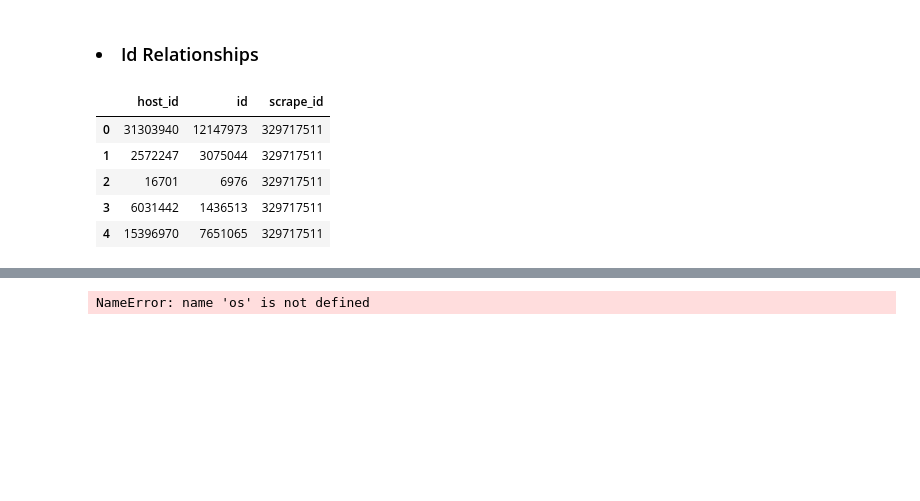
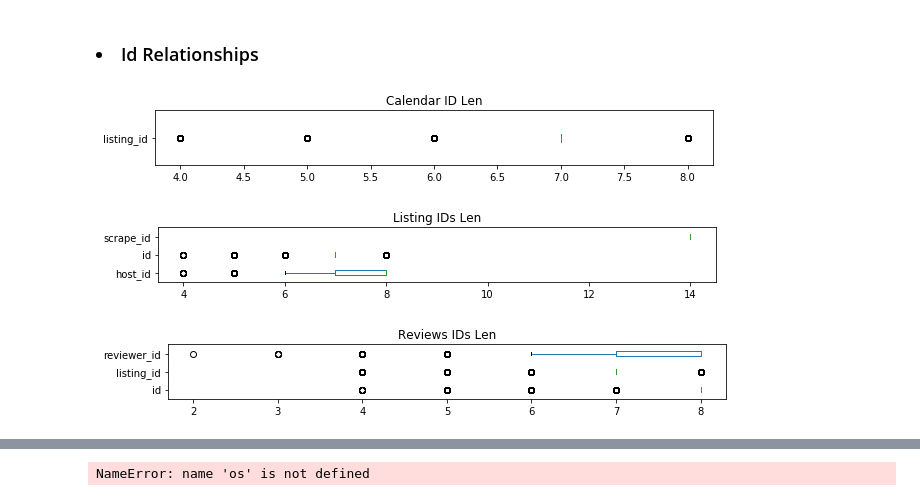
Before and after one commit to samlexrod/airbnb_ml, a Jupyter notebook: Airbnb_Analysis.ipynb, the cells around one changed output, grey strips where cells are left out. Saved outputs shown, nothing was run; the diff lists cells and outputs as text; code cells hidden in the pictures; blank space fills up the shorter version.

```diff
--- a/Airbnb_Analysis.ipynb
+++ b/Airbnb_Analysis.ipynb
@@ -339,9 +335,15 @@ reviews.head()
+# %%
+calendar.listing_id.astype(str).str.len()\
+    .plot.box(vert=False, figsize=(10, 1), title="Calendar ID Len");
+# %% [output]
+[figure, added]
 # %%
-listings.filter(regex='id').select_dtypes(exclude=object).astype(int).head()
+listings.filter(regex='id').select_dtypes(exclude=object).astype(str).apply(len_func)\
+    .plot.box(vert=False, figsize=(10, 1), title="Listing IDs Len");
 # %% [output]
-|  | host_id | id | scrape_id |
-| 0 | 31303940 | 12147973 | 329717511 |
-| 1 | 2572247 | 3075044 | 329717511 |
-| 2 | 16701 | 6976 | 329717511 |
-| 3 | 6031442 | 1436513 | 329717511 |
-| 4 | 15396970 | 7651065 | 329717511 |
+[figure, added]
+# %%
+reviews.filter(regex='id').apply(lambda x: x.astype(str).str.len())\
+    .plot.box(vert=False, figsize=(10, 1), title="Reviews IDs Len");
+# %% [output]
+[figure, added]
```
Also changed, not shown: parts of 18 cells of this notebook.
